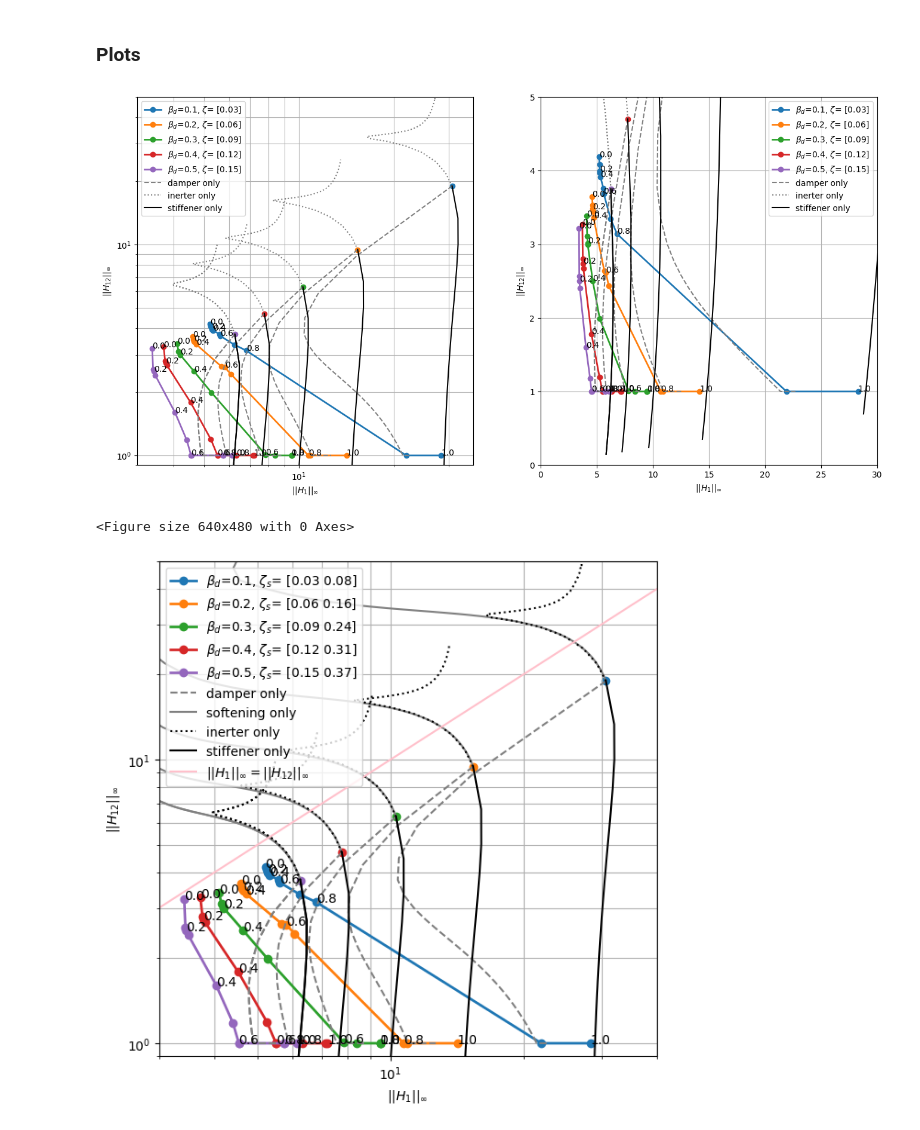
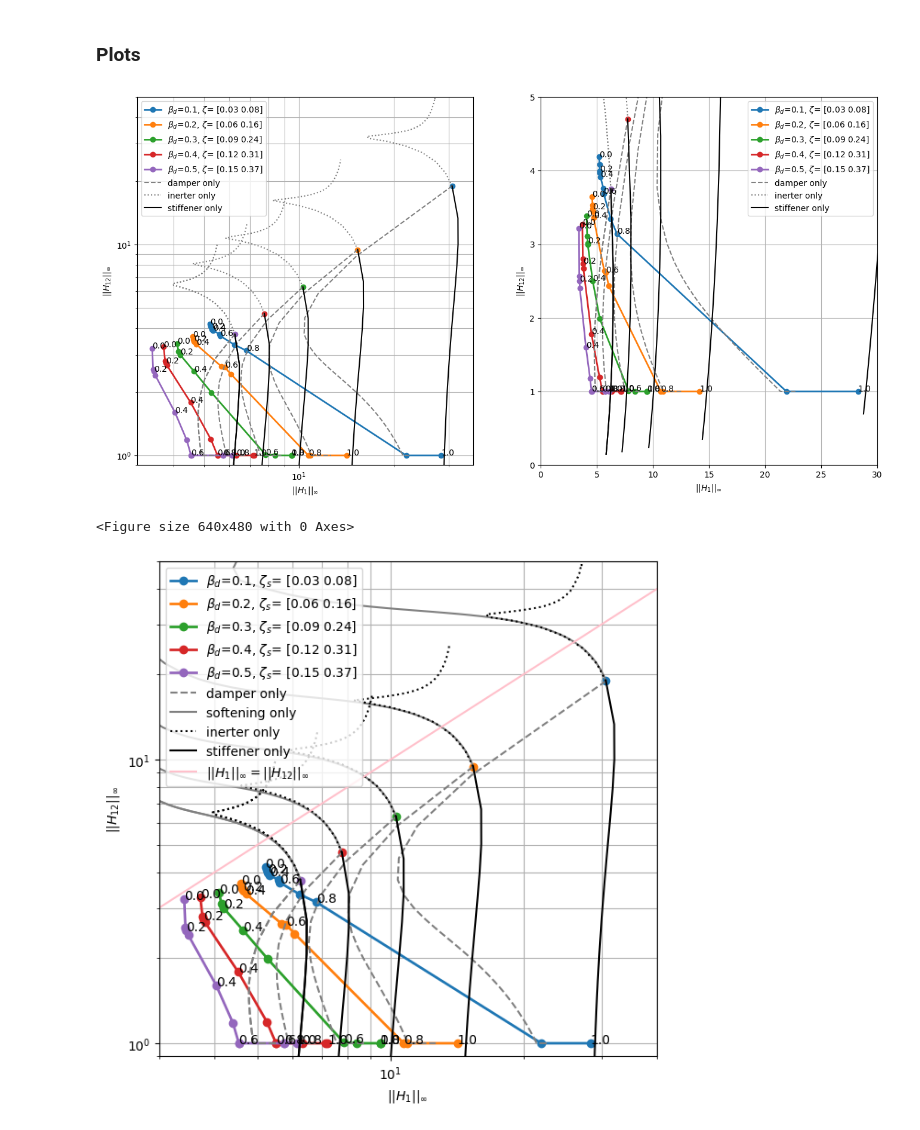
Before and after one commit to carloshernangarrido/vibration-control, a Jupyter notebook: 2dof_str_v6_uniform.ipynb, the cells around one changed output. Cells and saved outputs as stored; diff of their text form; code cells hidden in the pictures.

```diff
--- a/2dof_str_v6_uniform.ipynb
+++ b/2dof_str_v6_uniform.ipynb
@@ -668,7 +682,7 @@ $\frac{3}{4}$ & $\frac{3}{4}$ & $\frac{843}{1792}$ & 0.354 & 0.308 & 0.331 & $4.
 from itertools import product
 from sympy import lambdify
 
-min_val = 0.5
+min_val = 0.1
 max_val = 2.0
 step_val = 0.1
 if optimize_anal_num:
@@ -692,7 +706,7 @@ if optimize_anal_num:
     # mu_opt
     H_2_FPs_diff_ = H_2_FPs_diff.subs(mu_m_alpha_k)
     H_2_FPs_diff_fun = lambdify(mu, H_2_FPs_diff_.subs(mu_m_alpha_k))
-    mu_opt_FP_ = sp.optimize.bisect(H_2_FPs_diff_fun, -.1, 25)
+    mu_opt_FP_ = sp.optimize.bisect(H_2_FPs_diff_fun, -1, 25)
     mu_m_alpha_k['mu_opt_FP_float_'] = np.round(mu_opt_FP_, 6)
 
     # zeta_opt
@@ -1232,7 +1267,7 @@ for alpha in list(pareto_front_p.keys())[0:5]:
   tf = TF(A, B, C, D).subs(i_output, par.get_parameters(alpha, 0, 0))
   ax[0].scatter(x=tf.H_inf(i_output=0), y=tf.H_inf(i_output=1))
   pareto_front = pareto_front_p[alpha]
-  w = tf.natural_w(par.get_parameters(alpha, 0, 0))[0:-1:2]
+  w = tf.natural_w(par.get_parameters(alpha, 0, 0))
   ax[0].plot(pareto_front[:,0], pareto_front[:,1],
              label=r"$\beta_d$" + f"={np.round(alpha, 1)}, " +
              r'$\zeta$' + f"= {np.round(w*alpha/2,2)}",
@@ -1269,7 +1304,7 @@ for alpha in list(pareto_front_p.keys())[0:5]:
   tf = TF(A, B, C, D).subs(i_output, par.get_parameters(alpha, 0, 0))
   ax[1].scatter(x=tf.H_inf(i_output=0), y=tf.H_inf(i_output=1))
   pareto_front = pareto_front_p[alpha]
-  w = tf.natural_w(par.get_parameters(alpha, 0, 0))[0:-1:2]
+  w = tf.natural_w(par.get_parameters(alpha, 0, 0))
   ax[1].plot(pareto_front[:,0], pareto_front[:,1],
              label=r"$\beta_d$" + f"={np.round(alpha, 1)}, " +
              r'$\zeta$' + f"= {np.round(w*alpha/2,2)}",
@@ -1278,34 +1313,34 @@ for alpha in list(pareto_front_p.keys())[0:5]:
   ax[1].set_ylabel('$||H_{12}||_{\infty}$')
   for i_point, point in enumerate(pareto_front[0::lambda_step]):
     ax[1].text(x=point[0], y=point[1], s=np.round(lambda_opt_p[0::lambda_step][i_point],1))
   # benchmarks
   ax[1].plot(benchmark_damper_p[alpha][:,0], benchmark_damper_p[alpha][:,1],
              color='grey', linestyle='--',
              label='_nolegend_')
   ax[1].plot(benchmark_inerter_p[alpha][:,0], benchmark_inerter_p[alpha][:,1],
              color='grey', linestyle=':',
              label='_nolegend_')
   ax[1].plot(benchmark_stiffener_p[alpha][:,0], benchmark_stiffener_p[alpha][:,1],
              color='black', linestyle='-',
              label='_nolegend_')
 ax[1].plot(benchmark_damper_p[alpha][:,0], benchmark_damper_p[alpha][:,1],
             color='grey', linestyle='--',
             label='damper only')
 ax[1].plot(benchmark_inerter_p[alpha][:,0], benchmark_inerter_p[alpha][:,1],
             color='grey', linestyle=':',
             label='inerter only')
 ax[1].plot(benchmark_stiffener_p[alpha][:,0], benchmark_stiffener_p[alpha][:,1],
             color='black', linestyle='-',
             label='stiffener only')
 ax[1].legend(loc='upper right')
 ax[1].set_xlim((0,30))
 ax[1].set_ylim((0,5))
 ax[1].grid(visible=True, which='both', axis='both')
 
 plt.show()
 plt.savefig(os.path.join(path,'pareto.pdf'), bbox_inches='tight')
 # %% [output]
-[figure, old version]
+[figure, new version]
 <Figure size 640x480 with 0 Axes>
 # %%
 lambda_step = 2
```
Also changed, not shown: parts of 12 cells of this notebook.
